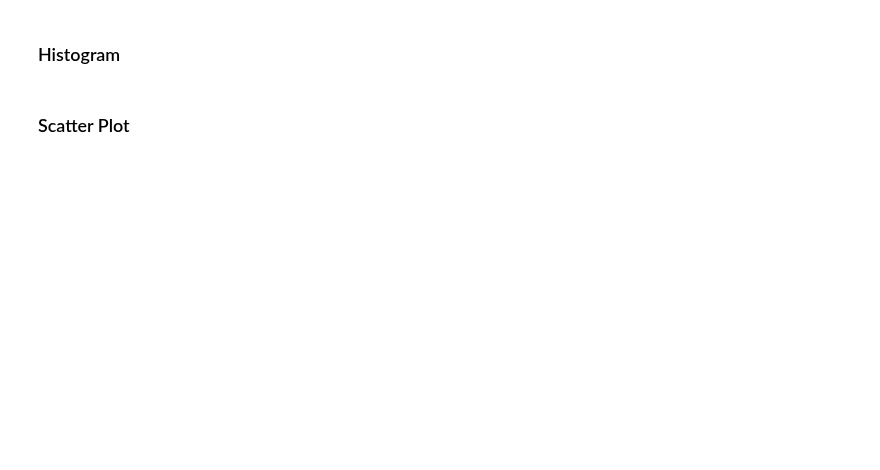
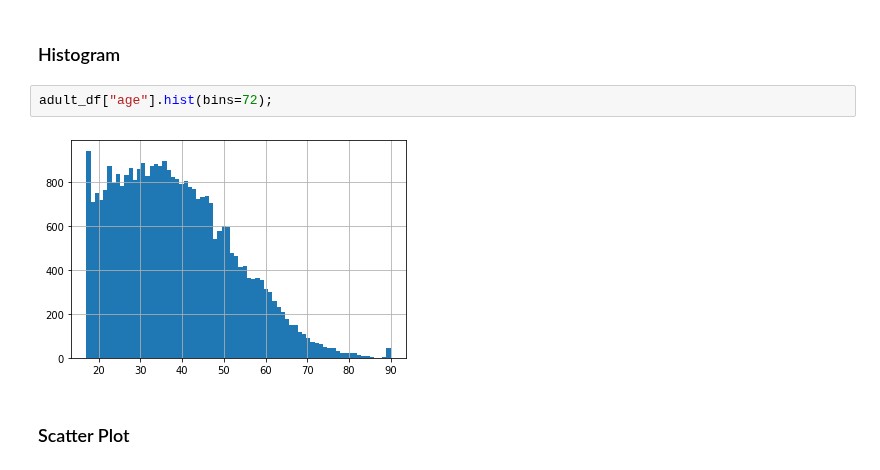
Before and after one commit to bloominstituteoftechnology/DS-Unit-1-Sprint-1-Data-Wrangling-and-Storytelling, a Jupyter notebook: module1-exploratory-data-analysis/LS_DS_111_Exploratory_Data_Analysis.ipynb, the cells around one changed output. Drawn from its saved outputs; the diff is of its cells as text; blank space fills up the shorter version.

```diff
--- a/module1-exploratory-data-analysis/LS_DS_111_Exploratory_Data_Analysis.ipynb
+++ b/module1-exploratory-data-analysis/LS_DS_111_Exploratory_Data_Analysis.ipynb
@@ -234,4 +460,8 @@ Why might it be important for us to be able to visualize how our data is distrib
 # %% [markdown]
 ### Histogram
+# %%
+adult_df["age"].hist(bins=72);
+# %% [output]
+[figure, added]
 # %% [markdown]
 ### Scatter Plot
```
Also changed, not shown: parts of 22 cells of this notebook.
